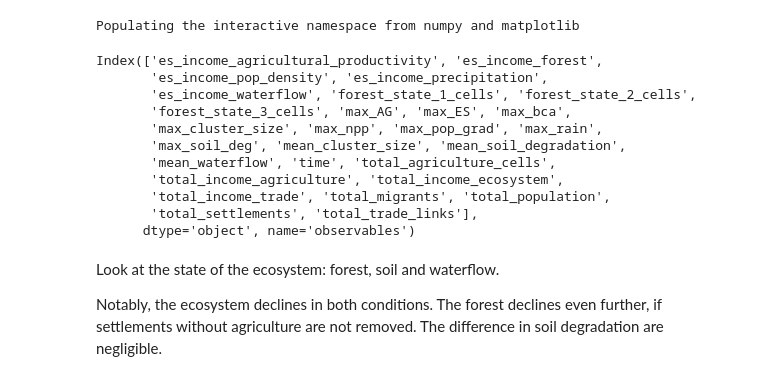
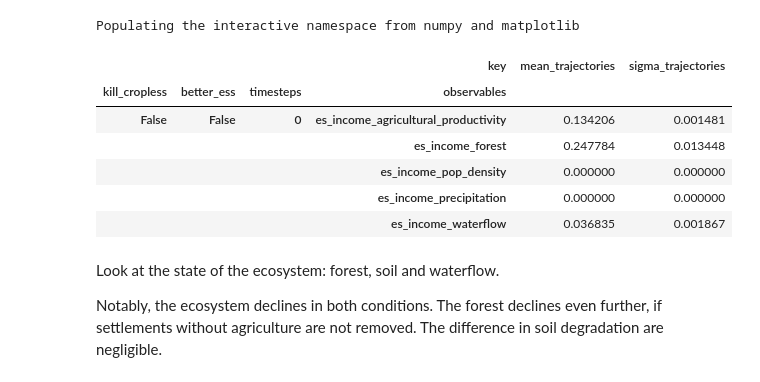
Before and after one commit to jakobkolb/Mayasim, a Jupyter notebook: Evaluation_Notebooks/X4_indepth_study_of_ecosystem_services.ipynb, the cells around one changed output. Saved outputs shown, nothing was run; the diff lists cells and outputs as text; code cells hidden in the pictures.

```diff
--- a/Evaluation_Notebooks/X4_indepth_study_of_ecosystem_services.ipynb
+++ b/Evaluation_Notebooks/X4_indepth_study_of_ecosystem_services.ipynb
@@ -18,21 +18,17 @@ Populating the interactive namespace from numpy and matplotlib
 # %%
 loc1 = '/home/jakob/Project_MayaSim/Python/output_data/X4_es_income/results/trajectory'
 loc2 = '/home/jakob/Project_MayaSim/Python/output_data/X4_es_income/results/traders_trajectory'
 all_cities = pd.read_pickle(loc1)
 trade_cities = pd.read_pickle(loc2)
-all_cities.index.levels[-1]
+all_cities.head()
 # %% [output]
-Index(['es_income_agricultural_productivity', 'es_income_forest',
-       'es_income_pop_density', 'es_income_precipitation',
-       'es_income_waterflow', 'forest_state_1_cells', 'forest_state_2_cells',
-       'forest_state_3_cells', 'max_AG', 'max_ES', 'max_bca',
-       'max_cluster_size', 'max_npp', 'max_pop_grad', 'max_rain',
-       'max_soil_deg', 'mean_cluster_size', 'mean_soil_degradation',
-       'mean_waterflow', 'time', 'total_agriculture_cells',
-       'total_income_agriculture', 'total_income_ecosystem',
-       'total_income_trade', 'total_migrants', 'total_population',
-       'total_settlements', 'total_trade_links'],
-      dtype='object', name='observables')
+|  |  |  | key | mean_trajectories | sigma_trajectories |
+| kill_cropless | better_ess | timesteps | observables |  |  |
+| False | False | 0 | es_income_agricultural_productivity | 0.134206 | 0.001481 |
+|  |  |  | es_income_forest | 0.247784 | 0.013448 |
+|  |  |  | es_income_pop_density | 0.000000 | 0.000000 |
+|  |  |  | es_income_precipitation | 0.000000 | 0.000000 |
+|  |  |  | es_income_waterflow | 0.036835 | 0.001867 |
 # %% [markdown]
 Look at the state of the ecosystem: forest, soil and waterflow.
 
```
Also changed, not shown: parts of 4 cells of this notebook, 4 other files.
